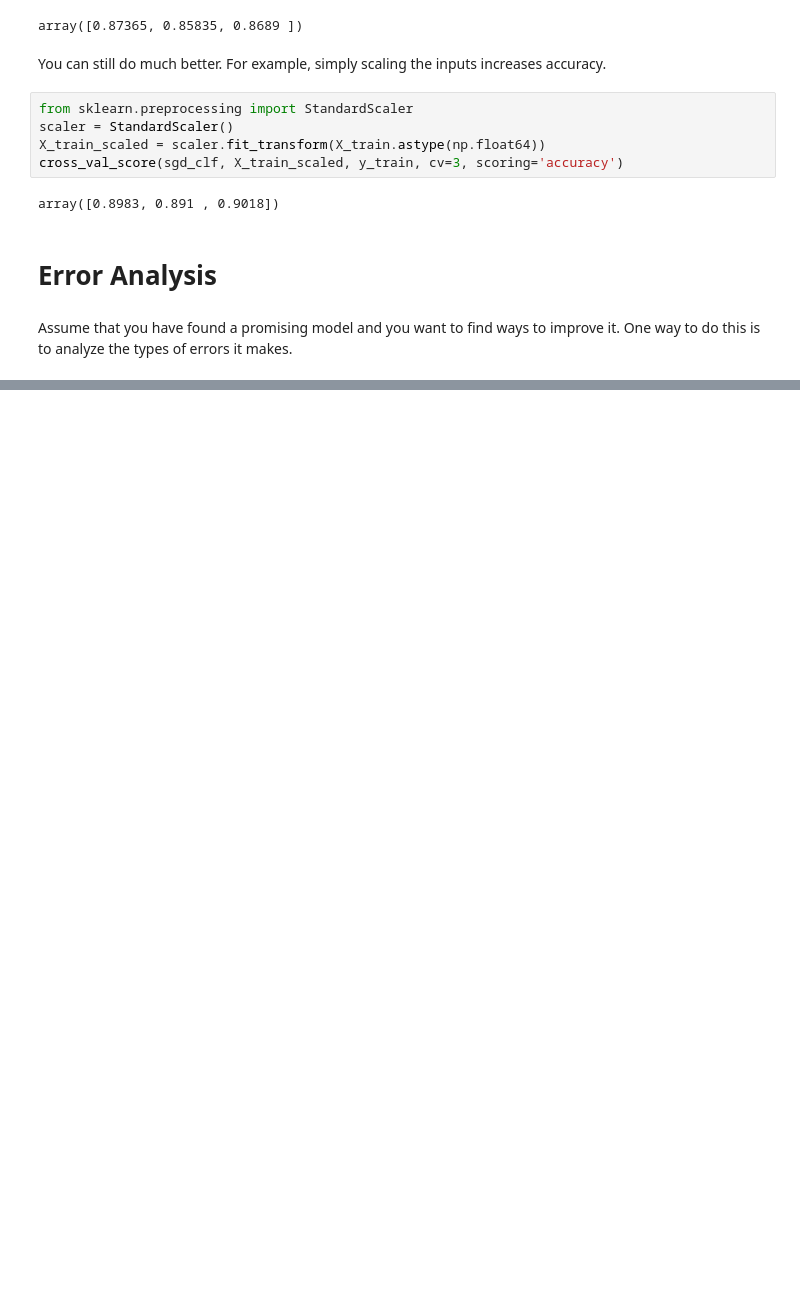
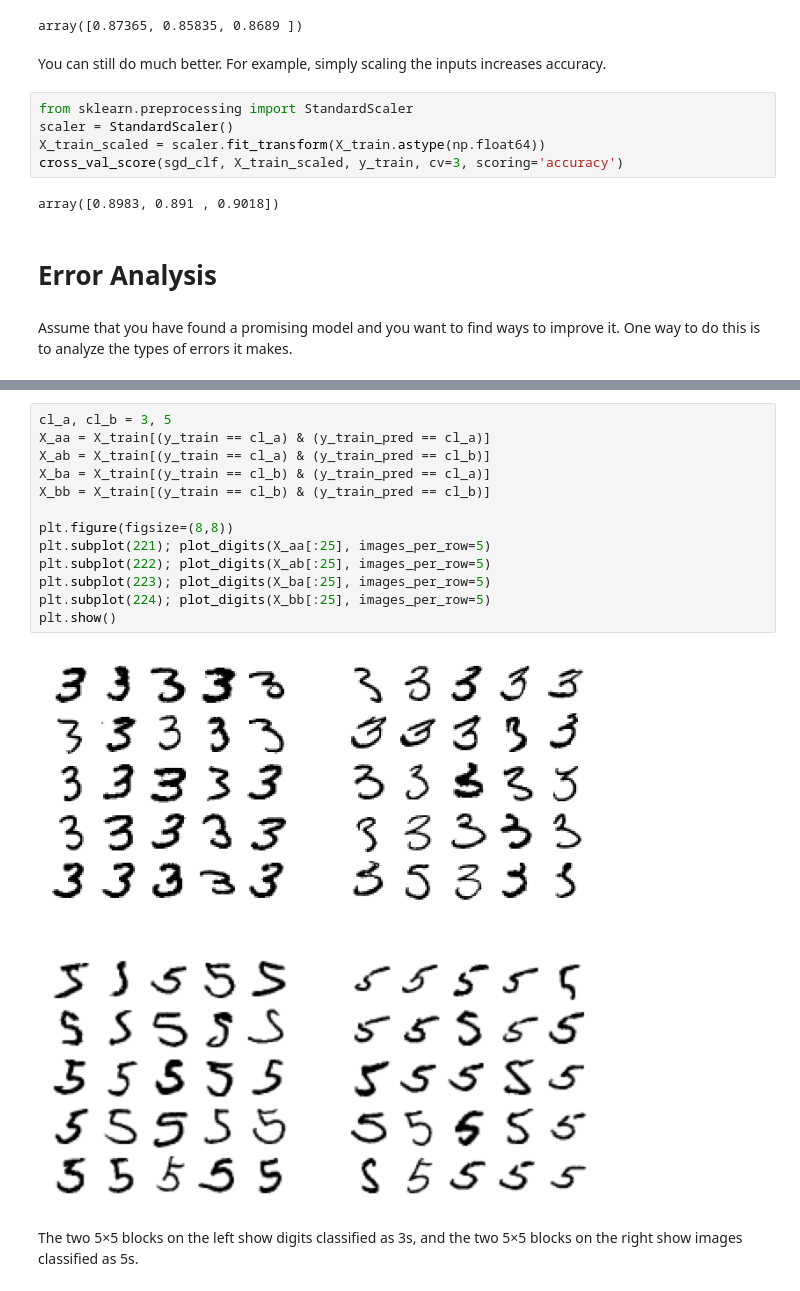
Before and after one commit to yeyechen/hands-on-ML, a Jupyter notebook: chapter3/Chapter3.ipynb, the cells around one changed output, grey strips where cells are left out. Drawn from its saved outputs; the diff is of its cells as text; blank space fills up the shorter version.

```diff
--- a/chapter3/Chapter3.ipynb
+++ b/chapter3/Chapter3.ipynb
@@ -364,0 +397,17 @@ conf_mx
+# %%
+cl_a, cl_b = 3, 5
+X_aa = X_train[(y_train == cl_a) & (y_train_pred == cl_a)]
+X_ab = X_train[(y_train == cl_a) & (y_train_pred == cl_b)]
+X_ba = X_train[(y_train == cl_b) & (y_train_pred == cl_a)]
+X_bb = X_train[(y_train == cl_b) & (y_train_pred == cl_b)]
+
+plt.figure(figsize=(8,8))
+plt.subplot(221); plot_digits(X_aa[:25], images_per_row=5)
+plt.subplot(222); plot_digits(X_ab[:25], images_per_row=5)
+plt.subplot(223); plot_digits(X_ba[:25], images_per_row=5)
+plt.subplot(224); plot_digits(X_bb[:25], images_per_row=5)
+plt.show()
+# %% [output]
+[figure, added]
+# %% [markdown]
+The two 5×5 blocks on the left show digits classified as 3s, and the two 5×5 blocks on the right show images classified as 5s.
```
Also changed, not shown: parts of 16 cells of this notebook.
